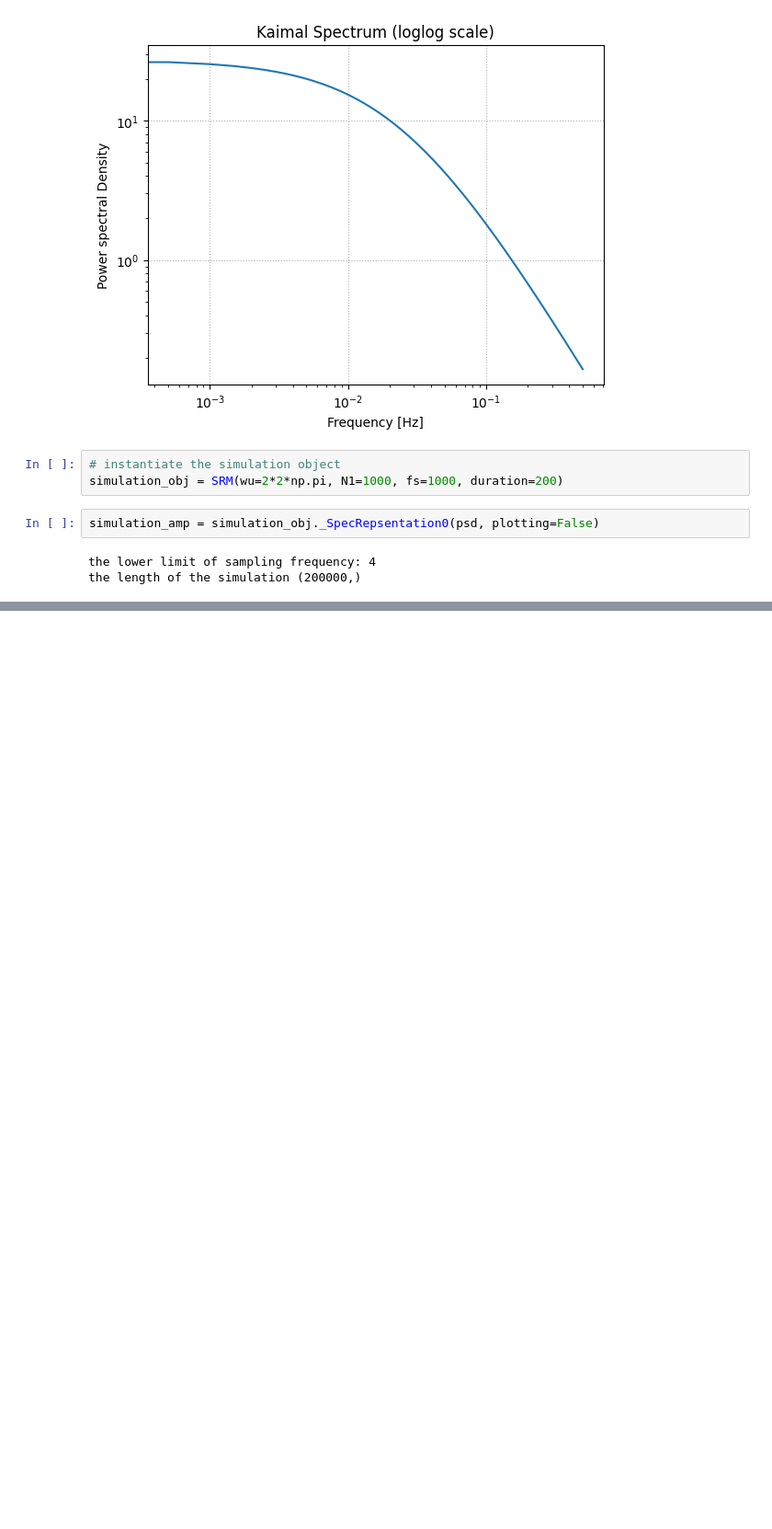
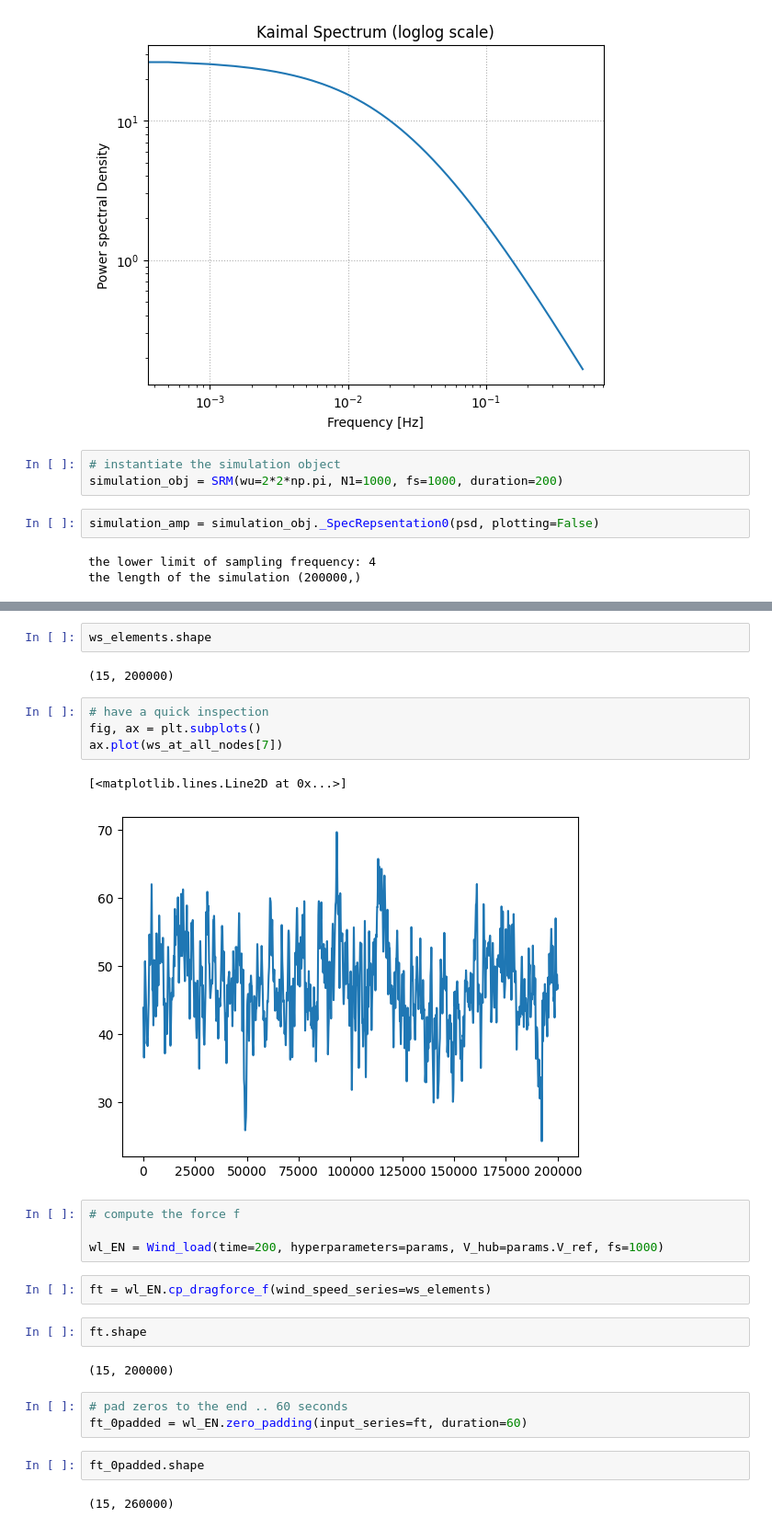
Before and after one commit to leslieDLcy/FUSE_codebase, a Jupyter notebook: Kaimal_implementation.ipynb, the cells around one changed output, grey strips where cells are left out. Shown at 92% size. Cells and saved outputs as stored; diff of their text form; blank space fills up the shorter version.

```diff
--- a/Kaimal_implementation.ipynb
+++ b/Kaimal_implementation.ipynb
@@ -50,0 +88,28 @@ plt.show()
+# %%
+ws_elements.shape
+# %% [output]
+(15, 200000)
+# %%
+# have a quick inspection
+fig, ax = plt.subplots()
+ax.plot(ws_at_all_nodes[7])
+# %% [output]
+[<matplotlib.lines.Line2D at 0x...>]
+[figure, added]
+# %%
+# compute the force f
+
+wl_EN = Wind_load(time=200, hyperparameters=params, V_hub=params.V_ref, fs=1000)
+# %%
+ft = wl_EN.cp_dragforce_f(wind_speed_series=ws_elements)
+# %%
+ft.shape
+# %% [output]
+(15, 200000)
+# %%
+# pad zeros to the end .. 60 seconds
+ft_0padded = wl_EN.zero_padding(input_series=ft, duration=60)
+# %%
+ft_0padded.shape
+# %% [output]
+(15, 260000)
```
Also changed, not shown: parts of 14 cells of this notebook, 13 other files.
